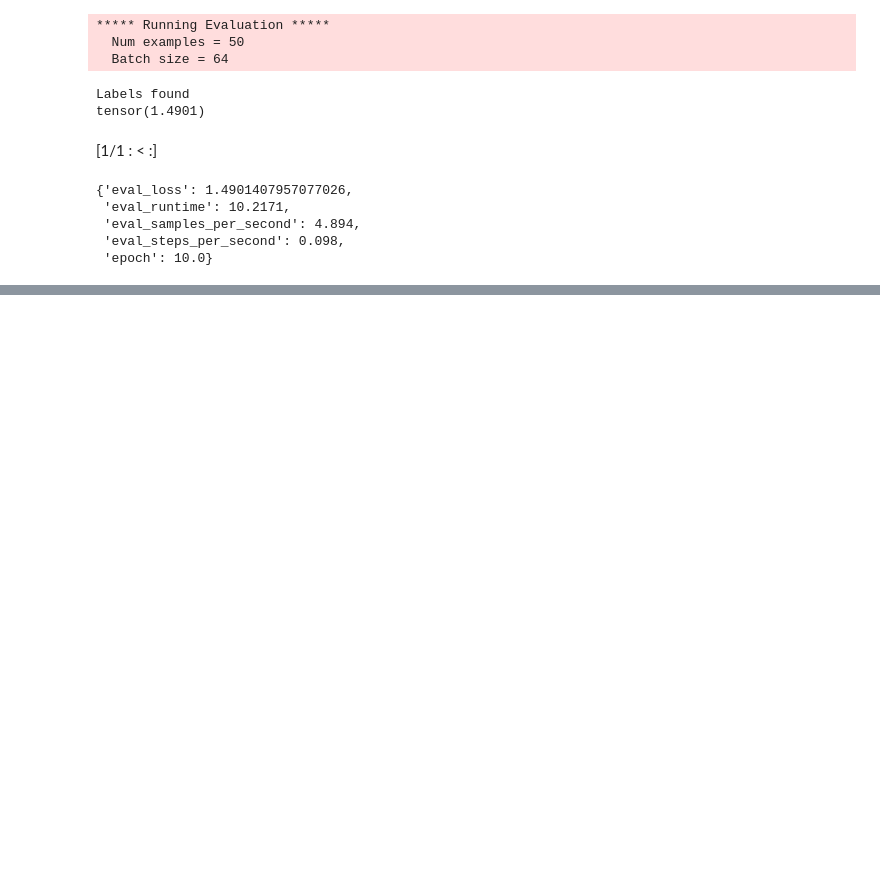
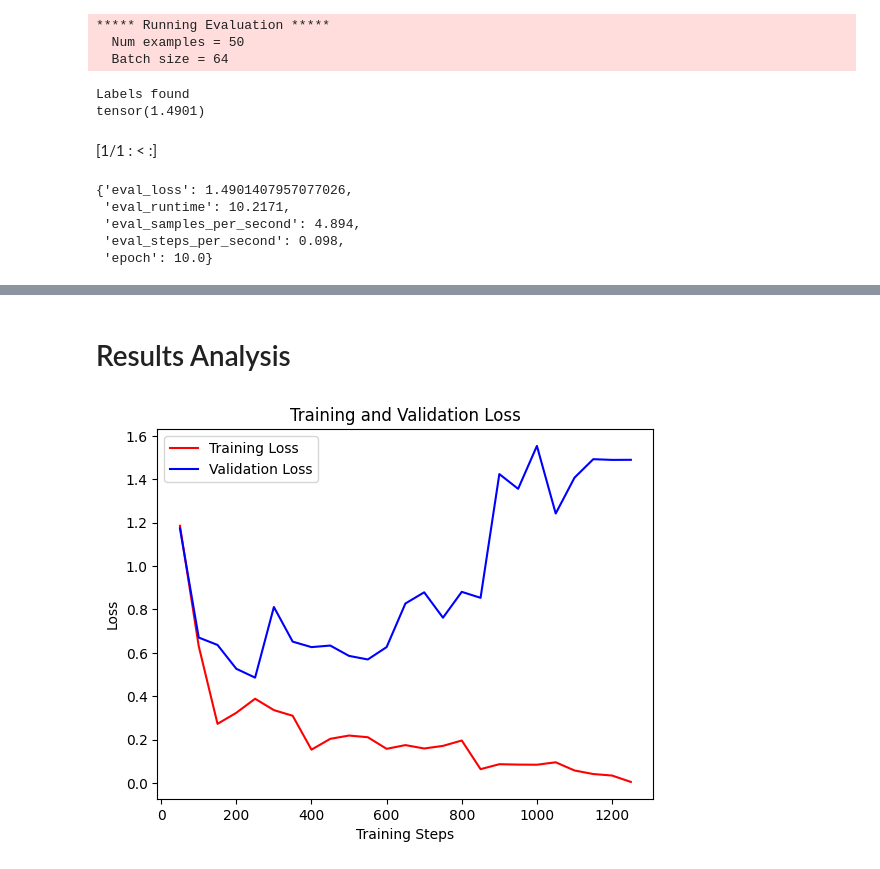
Before and after one commit to robindelebassee/NLP_IntentClassification, a Jupyter notebook: deBERTa_silicone_2000_labels.ipynb, the cells around one changed output, grey strips where cells are left out. Drawn from its saved outputs; the diff is of its cells as text; code cells hidden in the pictures; blank space fills up the shorter version.

```diff
--- a/deBERTa_silicone_large_training.ipynb
+++ b/deBERTa_silicone_2000_labels.ipynb
@@ -336,0 +333,2 @@ print(preds[:5])
+# %% [markdown]
+# Results Analysis
@@ -337,2 +391,15 @@ print(preds[:5])
+# %%
+import matplotlib.pyplot as plt
+
+plt.plot(steps, training_loss, 'b', label='Training Loss', color='red')
+plt.plot(steps, validation_loss, 'b', label='Validation Loss', color='blue')
+plt.title('Training and Validation Loss')
+plt.xlabel('Training Steps')
+plt.ylabel('Loss')
+plt.legend()
+plt.savefig('plots/deberta_fine_tuning_2000_50.jpg')
+plt.show()
+# %% [output]
+[figure, added]
 # %%
 # Model explainability (confusion matrix) ?
```
Also changed, not shown: parts of 4 cells of this notebook, 7 other files.
